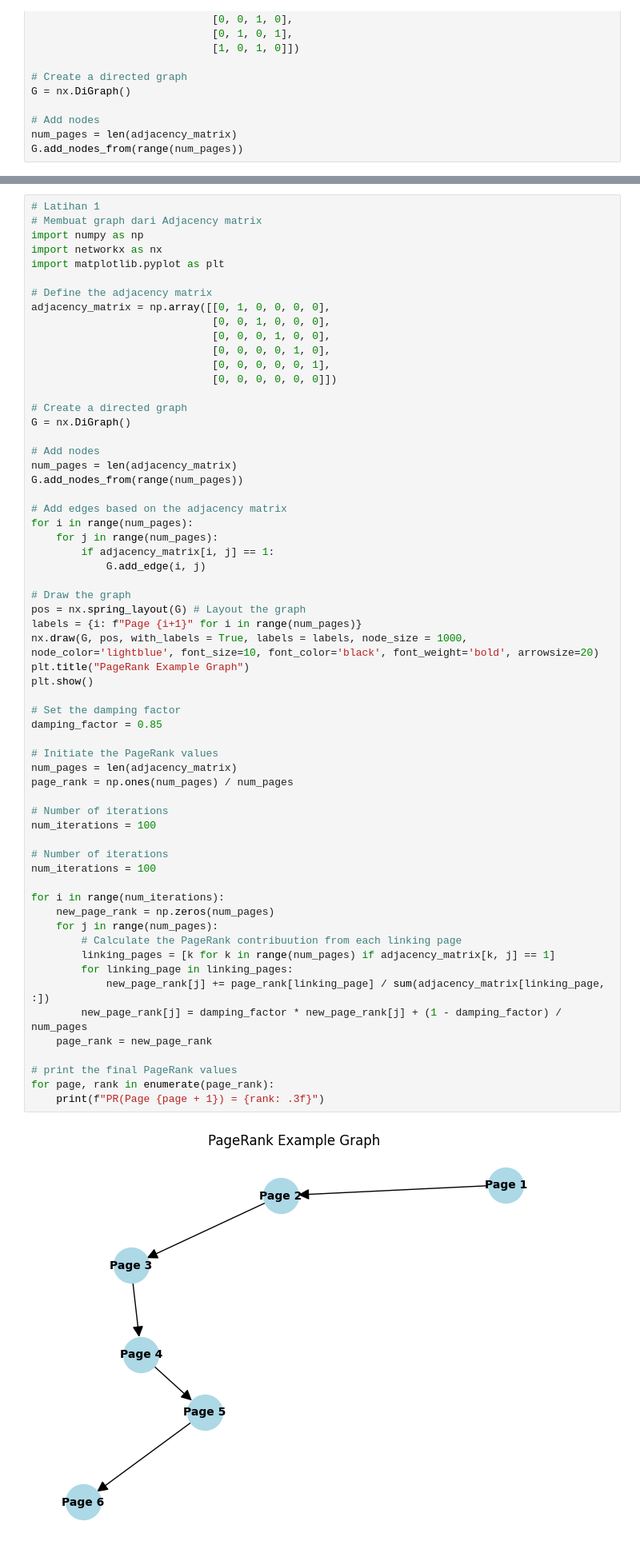
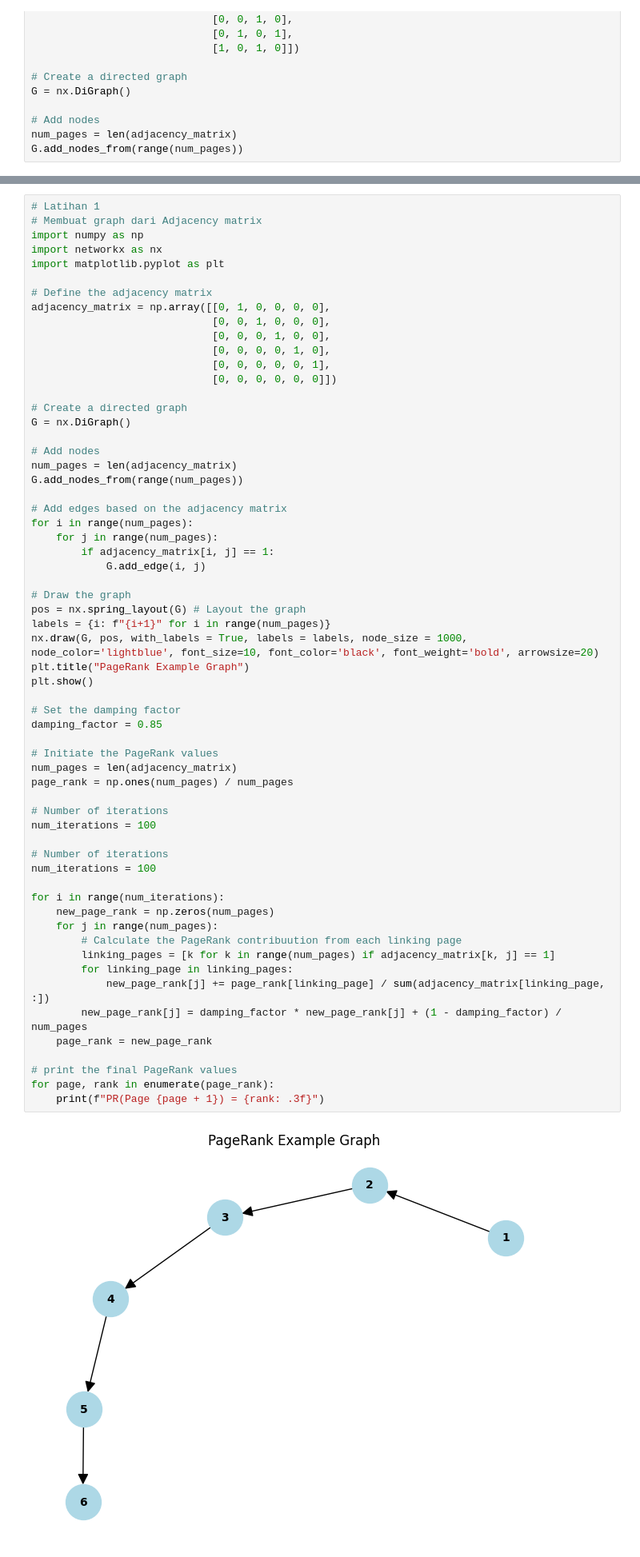
Before and after one commit to Sihjp/Widi-Ardhiansyah-DAA-S3, a Jupyter notebook: Week 9/Pertemuan_9_DAA_Algoritma_PageRank.ipynb, the cells around one changed output, grey strips where cells are left out. Shown: that part at 80% size. Cells and saved outputs as stored; diff of their text form.

```diff
--- a/Week 9/Pertemuan_9_DAA_Algoritma_PageRank.ipynb
+++ b/Week 9/Pertemuan_9_DAA_Algoritma_PageRank.ipynb
@@ -106,39 +108,39 @@ for i in range(num_pages):
 
 # Draw the graph
 pos = nx.spring_layout(G) # Layout the graph
-labels = {i: f"Page {i+1}" for i in range(num_pages)}
+labels = {i: f"{i+1}" for i in range(num_pages)}
 nx.draw(G, pos, with_labels = True, labels = labels, node_size = 1000, node_color='lightblue', font_size=10, font_color='black', font_weight='bold', arrowsize=20)
 plt.title("PageRank Example Graph")
 plt.show()
 
 # Set the damping factor
 damping_factor = 0.85
 
 # Initiate the PageRank values
 num_pages = len(adjacency_matrix)
 page_rank = np.ones(num_pages) / num_pages
 
 # Number of iterations
 num_iterations = 100
 
 # Number of iterations
 num_iterations = 100
 
 for i in range(num_iterations):
     new_page_rank = np.zeros(num_pages)
     for j in range(num_pages):
         # Calculate the PageRank contribuution from each linking page
         linking_pages = [k for k in range(num_pages) if adjacency_matrix[k, j] == 1]
         for linking_page in linking_pages:
             new_page_rank[j] += page_rank[linking_page] / sum(adjacency_matrix[linking_page, :])
         new_page_rank[j] = damping_factor * new_page_rank[j] + (1 - damping_factor) / num_pages
     page_rank = new_page_rank
 
 # print the final PageRank values
 for page, rank in enumerate(page_rank):
     print(f"PR(Page {page + 1}) = {rank: .3f}")
 # %% [output]
-[figure, old version]
+[figure, new version]
 PR(Page 1) =  0.025
 PR(Page 2) =  0.046
 PR(Page 3) =  0.064
```
Also changed, not shown: parts of 13 cells of this notebook.
